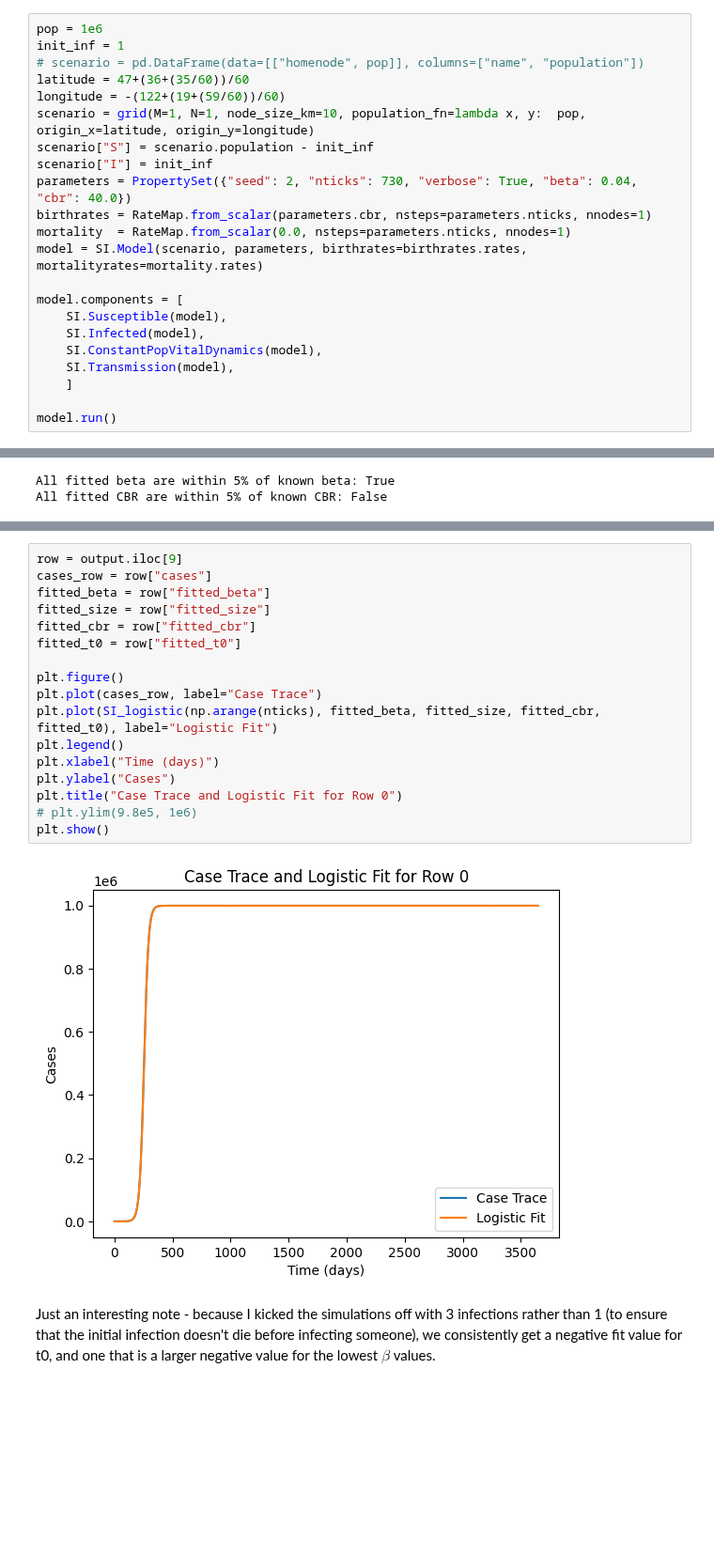
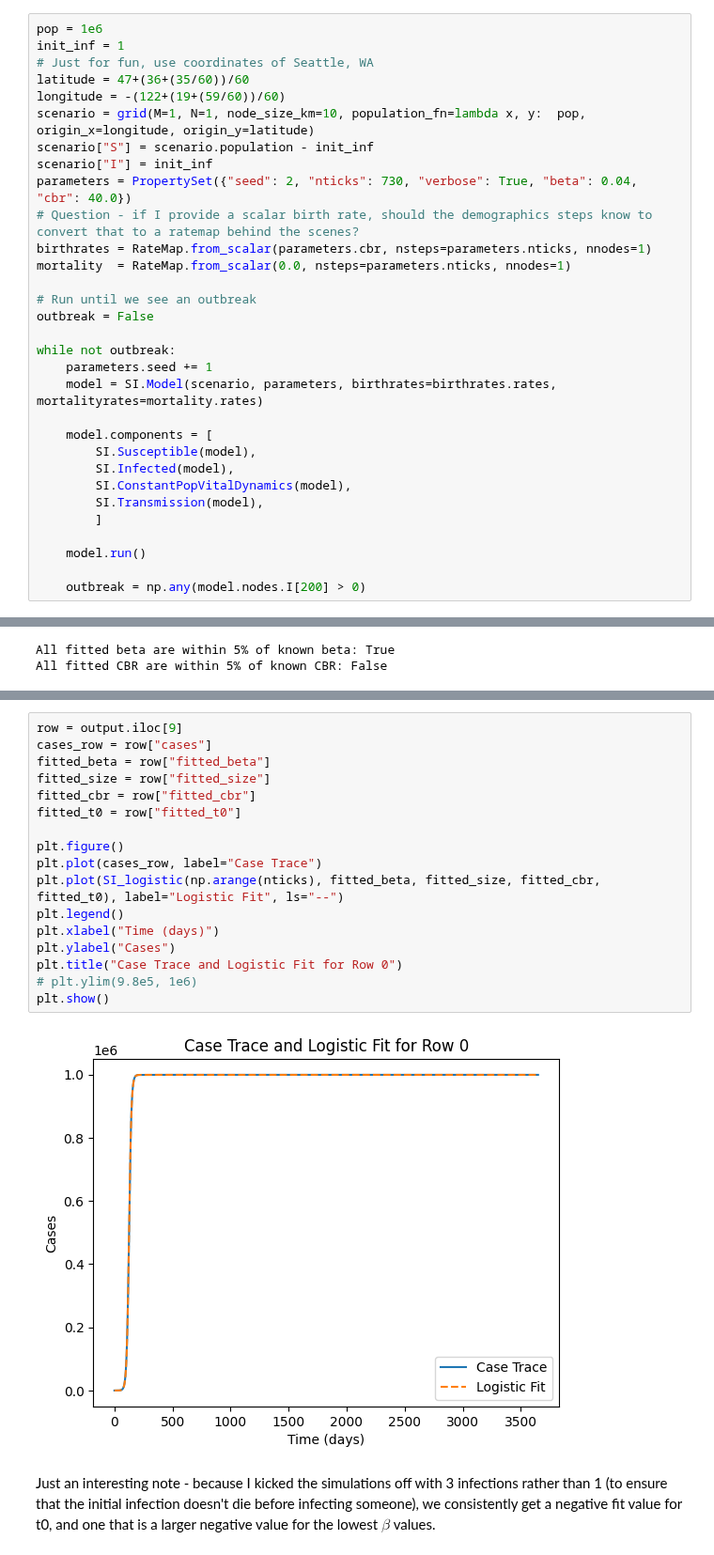
Before and after one commit to InstituteforDiseaseModeling/laser-generic, a Jupyter notebook: notebooks/02_SI_wbirths_logistic_growth.ipynb, the cells around one changed output, grey strips where cells are left out. Shown at 94% size. Saved outputs shown, nothing was run; the diff lists cells and outputs as text; blank space fills up the shorter version.

```diff
--- a/notebooks/02_SI_wbirths_logistic_growth.ipynb
+++ b/notebooks/02_SI_wbirths_logistic_growth.ipynb
@@ -54,25 +56,34 @@ from laser_generic.newutils import grid
 # %%
 pop = 1e6
 init_inf = 1
-# scenario = pd.DataFrame(data=[["homenode", pop]], columns=["name", "population"])
+# Just for fun, use coordinates of Seattle, WA
 latitude = 47+(36+(35/60))/60
 longitude = -(122+(19+(59/60))/60)
-scenario = grid(M=1, N=1, node_size_km=10, population_fn=lambda x, y:  pop,  origin_x=latitude, origin_y=longitude)
+scenario = grid(M=1, N=1, node_size_km=10, population_fn=lambda x, y:  pop,  origin_x=longitude, origin_y=latitude)
 scenario["S"] = scenario.population - init_inf
 scenario["I"] = init_inf
 parameters = PropertySet({"seed": 2, "nticks": 730, "verbose": True, "beta": 0.04, "cbr": 40.0})
+# Question - if I provide a scalar birth rate, should the demographics steps know to convert that to a ratemap behind the scenes?
 birthrates = RateMap.from_scalar(parameters.cbr, nsteps=parameters.nticks, nnodes=1)
 mortality  = RateMap.from_scalar(0.0, nsteps=parameters.nticks, nnodes=1)
-model = SI.Model(scenario, parameters, birthrates=birthrates.rates, mortalityrates=mortality.rates)
 
-model.components = [
-    SI.Susceptible(model),
-    SI.Infected(model),
-    SI.ConstantPopVitalDynamics(model),
-    SI.Transmission(model),
-    ]
+# Run until we see an outbreak
+outbreak = False
 
-model.run()
+while not outbreak:
+    parameters.seed += 1
+    model = SI.Model(scenario, parameters, birthrates=birthrates.rates, mortalityrates=mortality.rates)
+
+    model.components = [
+        SI.Susceptible(model),
+        SI.Infected(model),
+        SI.ConstantPopVitalDynamics(model),
+        SI.Transmission(model),
+        ]
+
+    model.run()
+
+    outbreak = np.any(model.nodes.I[200] > 0)
 # %% [markdown]
 # Sanity checks
 Check that the relationships between susceptible, infected, and total population hold.  In the version with no births, we could also test that the infected = the sum of past incidence, but with births now playing a role that no longer holds.
@@ -227,21 +231,21 @@ output
 # %%
 row = output.iloc[9]
 cases_row = row["cases"]
 fitted_beta = row["fitted_beta"]
 fitted_size = row["fitted_size"]
 fitted_cbr = row["fitted_cbr"]
 fitted_t0 = row["fitted_t0"]
 
 plt.figure()
 plt.plot(cases_row, label="Case Trace")
-plt.plot(SI_logistic(np.arange(nticks), fitted_beta, fitted_size, fitted_cbr, fitted_t0), label="Logistic Fit")
+plt.plot(SI_logistic(np.arange(nticks), fitted_beta, fitted_size, fitted_cbr, fitted_t0), label="Logistic Fit", ls="--")
 plt.legend()
 plt.xlabel("Time (days)")
 plt.ylabel("Cases")
 plt.title("Case Trace and Logistic Fit for Row 0")
 # plt.ylim(9.8e5, 1e6)
 plt.show()
 # %% [output]
-[figure, old version]
+[figure, new version]
 # %% [markdown]
 Just an interesting note - because I kicked the simulations off with 3 infections rather than 1 (to ensure that the initial infection doesn't die before infecting someone), we consistently get a negative fit value for t0, and one that is a larger negative value for the lowest $\beta$ values.
```
Also changed, not shown: parts of 8 cells of this notebook, 9 other files.
